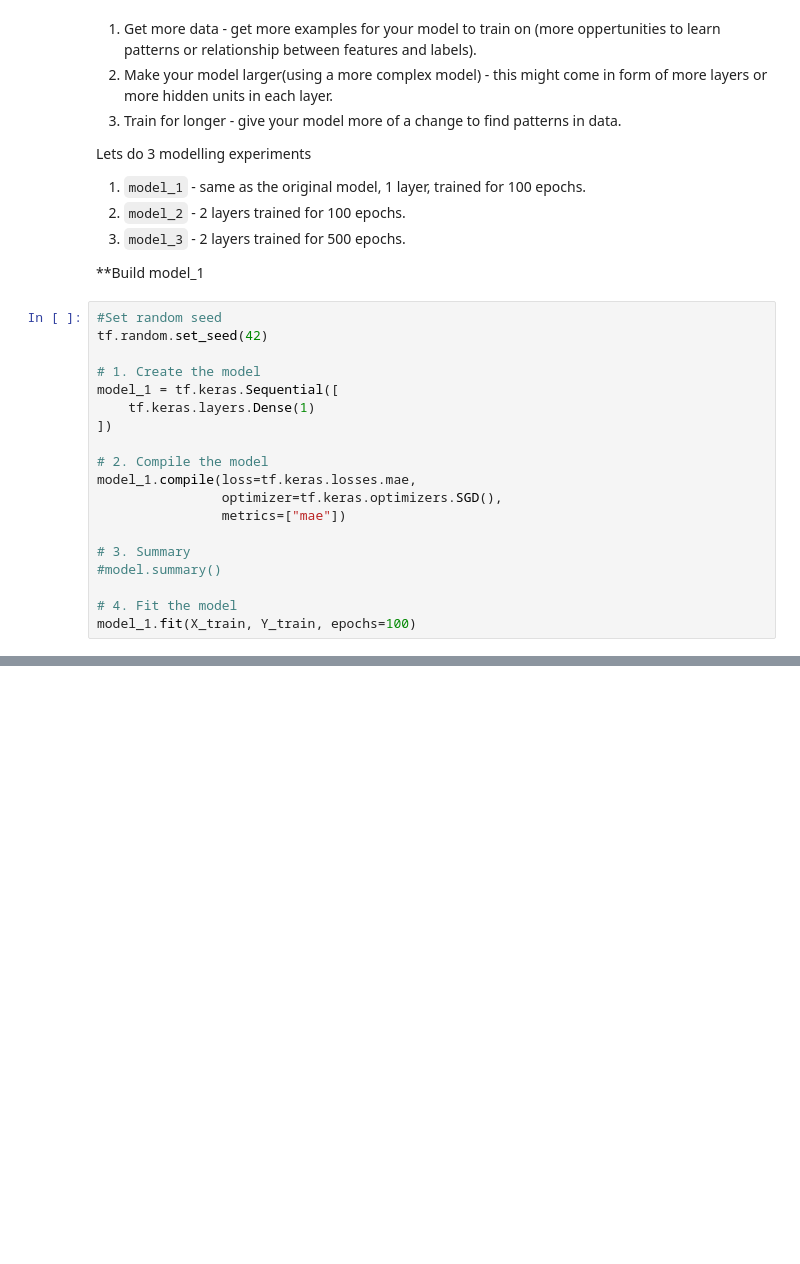
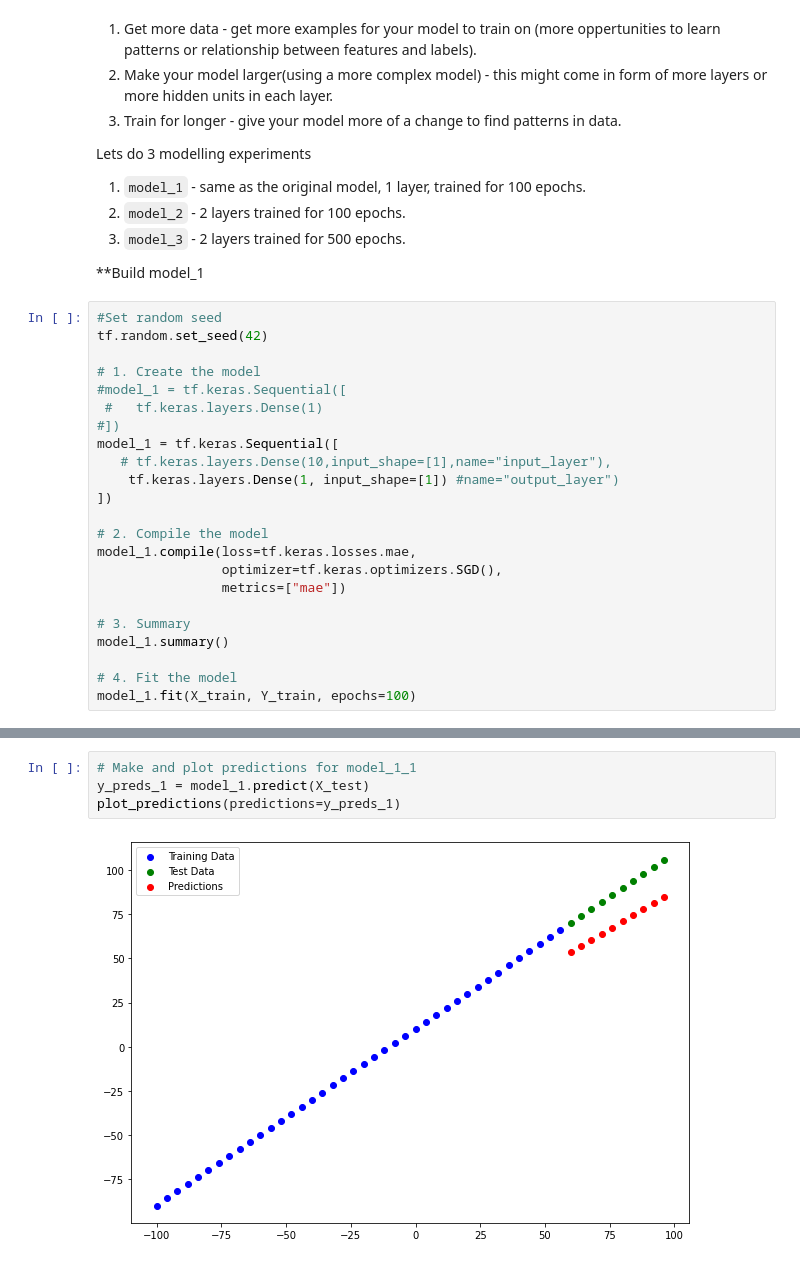
Before and after one commit to nawabtest/tensorflow_p, a Jupyter notebook: Overview_of_Colaboratory_Features.ipynb, the cells around one changed output, grey strips where cells are left out. Drawn from its saved outputs; the diff is of its cells as text; blank space fills up the shorter version.

```diff
--- a/Overview_of_Colaboratory_Features.ipynb
+++ b/Overview_of_Colaboratory_Features.ipynb
@@ -528,8 +528,12 @@ Lets do 3 modelling experiments
 tf.random.set_seed(42)
 
 # 1. Create the model
+#model_1 = tf.keras.Sequential([
+ #   tf.keras.layers.Dense(1)
+#])
 model_1 = tf.keras.Sequential([
-    tf.keras.layers.Dense(1)
+   # tf.keras.layers.Dense(10,input_shape=[1],name="input_layer"),
+    tf.keras.layers.Dense(1, input_shape=[1]) #name="output_layer")
 ])
 
 # 2. Compile the model
@@ -538,7 +542,7 @@ model_1.compile(loss=tf.keras.losses.mae,
                 metrics=["mae"])
 
 # 3. Summary
-#model.summary()
+model_1.summary()
 
 # 4. Fit the model
 model_1.fit(X_train, Y_train, epochs=100)
@@ -547,0 +568,6 @@ ValueError: ignored
+# %%
+# Make and plot predictions for model_1_1
+y_preds_1 = model_1.predict(X_test)
+plot_predictions(predictions=y_preds_1)
+# %% [output]
+[figure, added]
```
Also changed, not shown: parts of 3 cells of this notebook.
